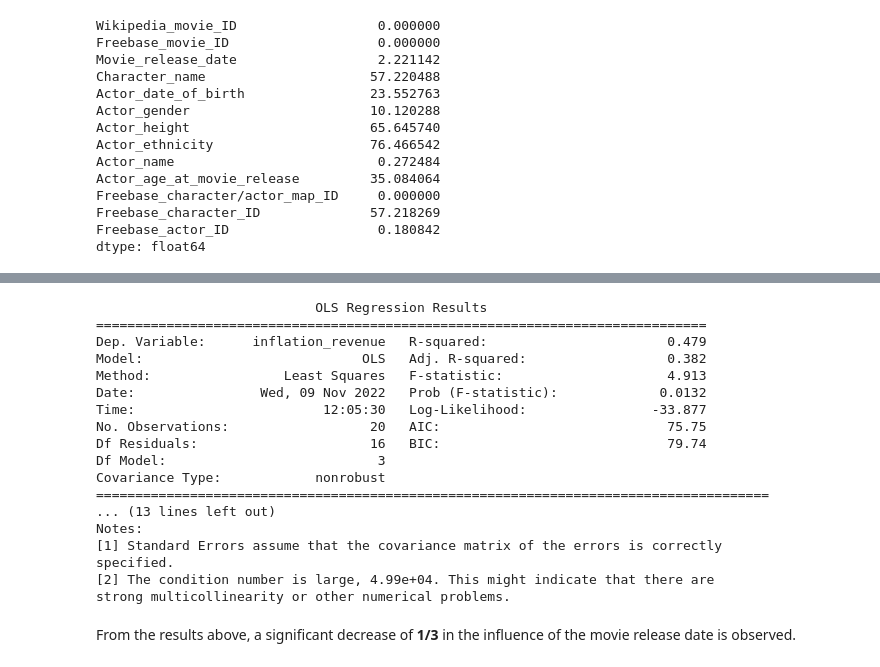
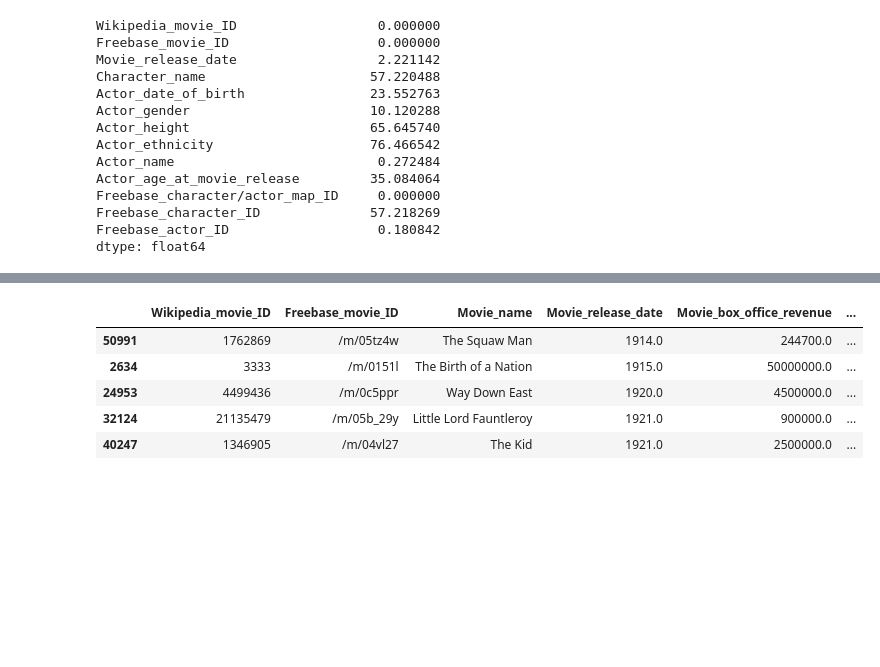
Before and after one commit to epfl-ada/ada-2022-project-earthnet, a Jupyter notebook: src/Project.ipynb, the cells around one changed output, grey strips where cells are left out. Cells and saved outputs as stored; diff of their text form; code cells hidden in the pictures; blank space fills up the shorter version.

```diff
--- a/src/Project.ipynb
+++ b/src/Project.ipynb
@@ -387,26 +158,0 @@ nc_reg2['experience'] = np.log(nc_reg2['experience'])
-# %%
-mod = smf.ols(formula='inflation_revenue ~ Movie_runtime + Movie_release_date + \
-                      + experience', data=nc_reg2)
-
-res = mod.fit()
-print(res.summary())
-# %% [output]
-                            OLS Regression Results
-==============================================================================
-Dep. Variable:      inflation_revenue   R-squared:                       0.479
-Model:                            OLS   Adj. R-squared:                  0.382
-Method:                 Least Squares   F-statistic:                     4.913
-Date:                Wed, 09 Nov 2022   Prob (F-statistic):             0.0132
-Time:                        12:05:30   Log-Likelihood:                -33.877
-No. Observations:                  20   AIC:                             75.75
-Df Residuals:                      16   BIC:                             79.74
-Df Model:                           3
-Covariance Type:            nonrobust
-======================================================================================
-... (13 lines left out)
-Notes:
-[1] Standard Errors assume that the covariance matrix of the errors is correctly specified.
-[2] The condition number is large, 4.99e+04. This might indicate that there are
-strong multicollinearity or other numerical problems.
-# %% [markdown]
-From the results above, a significant decrease of **1/3** in the influence of the movie release date is observed.
@@ -416,0 +159,10 @@ dt.head(50)
+# %%
+movie_no_nan = movie.dropna(0, inplace= False, how='any')
+movie_no_nan.head(5)
+# %% [output]
+|  | Wikipedia_movie_ID | Freebase_movie_ID | Movie_name | Movie_release_date | Movie_box_office_revenue | ... |
+| 50991 | 1762869 | /m/05tz4w | The Squaw Man | 1914.0 | 244700.0 | ... |
+| 2634 | 3333 | /m/0151l | The Birth of a Nation | 1915.0 | 50000000.0 | ... |
+| 24953 | 4499436 | /m/0c5ppr | Way Down East | 1920.0 | 4500000.0 | ... |
+| 32124 | 21135479 | /m/05b_29y | Little Lord Fauntleroy | 1921.0 | 900000.0 | ... |
+| 40247 | 1346905 | /m/04vl27 | The Kid | 1921.0 | 2500000.0 | ... |
```
Also changed, not shown: parts of 46 cells of this notebook, 2 other files.
